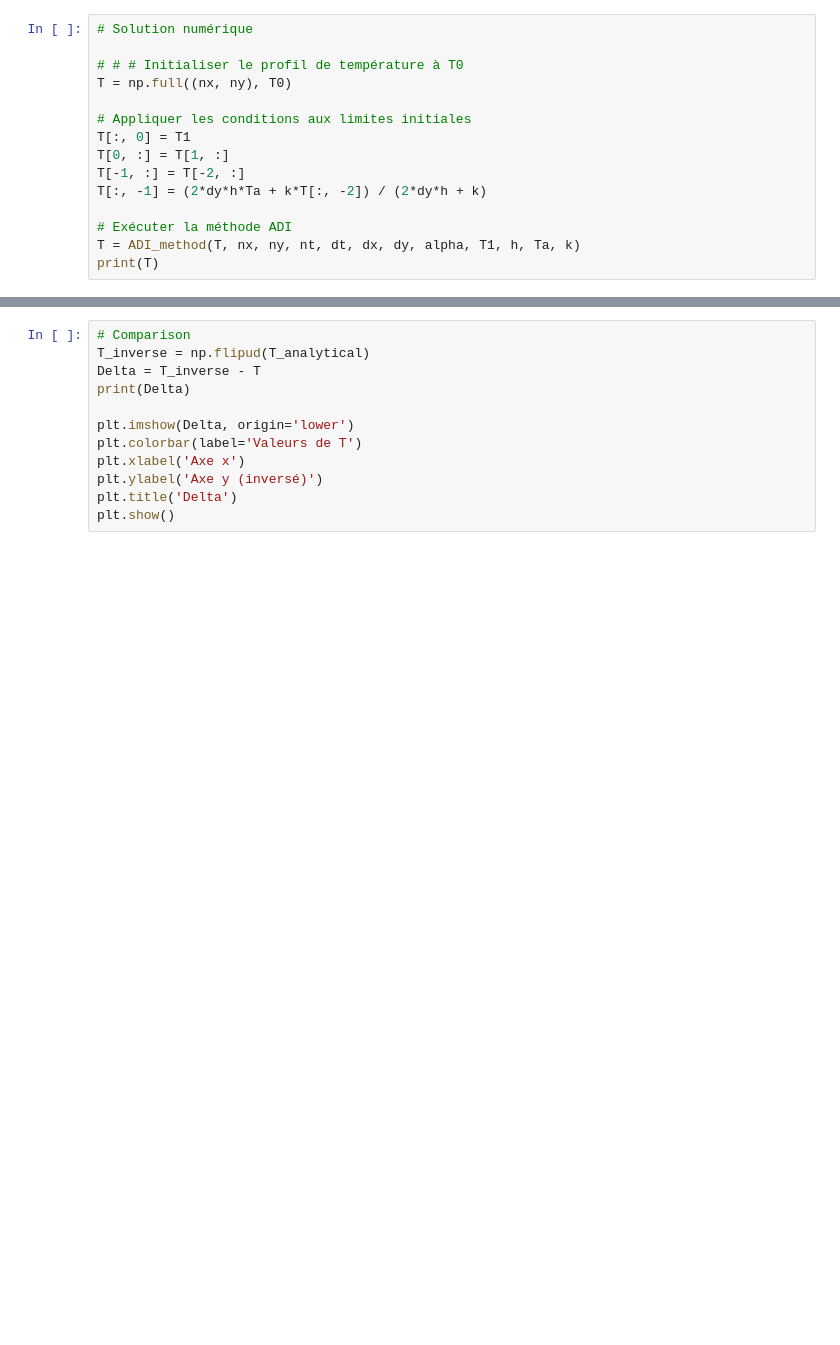
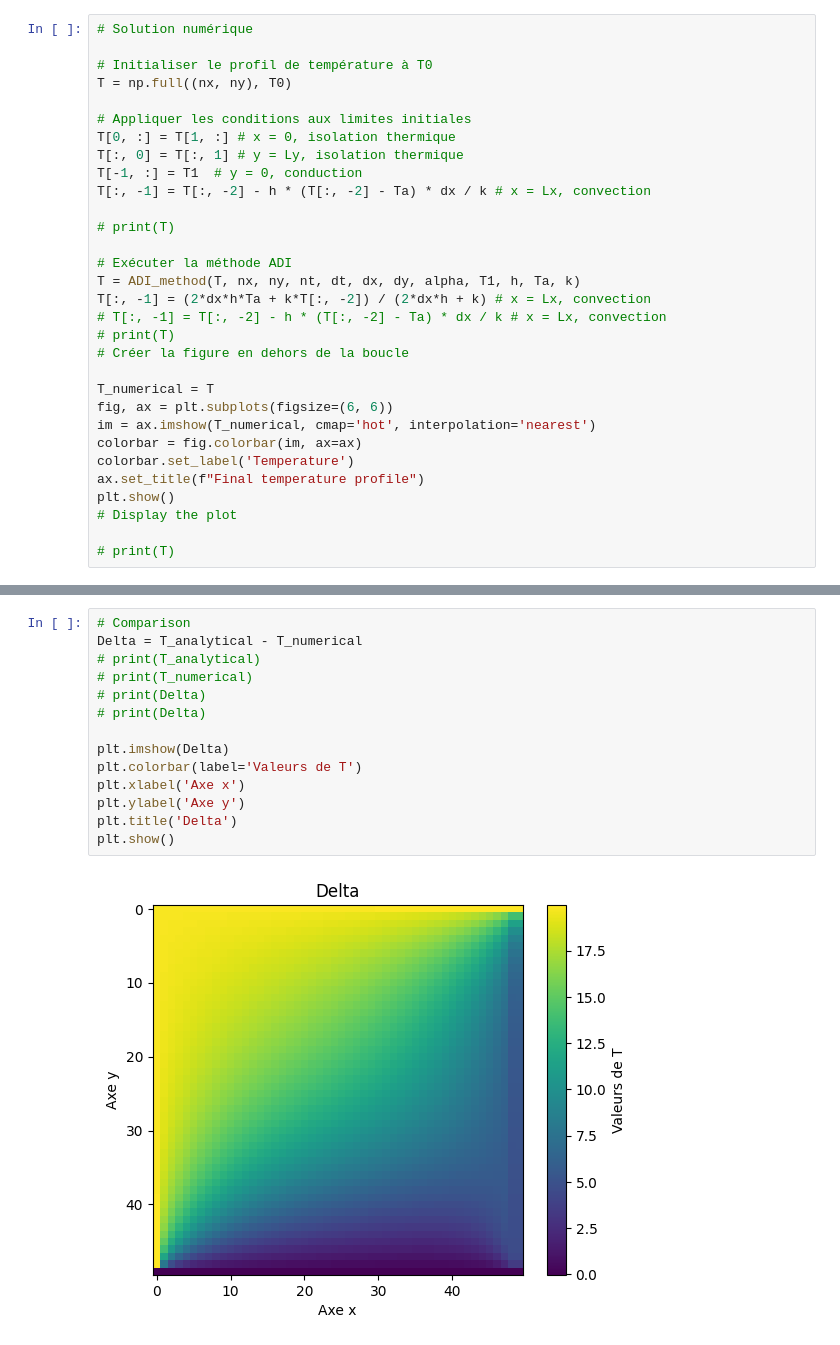
Before and after one commit to mboissiere/methodes-numeriques, a Jupyter notebook: main.ipynb, the cells around one changed output, grey strips where cells are left out. Drawn from its saved outputs; the diff is of its cells as text; blank space fills up the shorter version.

```diff
--- a/main.ipynb
+++ b/main.ipynb
@@ -150,17 +140,33 @@ def ADI_method(T, nx, ny, nt, dt, dx, dy, alpha, T1, h, Ta, k):
 # %%
 # Solution numérique
 
-# # # Initialiser le profil de température à T0
+# Initialiser le profil de température à T0
 T = np.full((nx, ny), T0)
 
 # Appliquer les conditions aux limites initiales
-T[:, 0] = T1
-T[0, :] = T[1, :]
-T[-1, :] = T[-2, :]
-T[:, -1] = (2*dy*h*Ta + k*T[:, -2]) / (2*dy*h + k)
+T[0, :] = T[1, :] # x = 0, isolation thermique
+T[:, 0] = T[:, 1] # y = Ly, isolation thermique
+T[-1, :] = T1  # y = 0, conduction
+T[:, -1] = T[:, -2] - h * (T[:, -2] - Ta) * dx / k # x = Lx, convection
+
+# print(T)
 
 # Exécuter la méthode ADI
 T = ADI_method(T, nx, ny, nt, dt, dx, dy, alpha, T1, h, Ta, k)
-print(T)
+T[:, -1] = (2*dx*h*Ta + k*T[:, -2]) / (2*dx*h + k) # x = Lx, convection
+# T[:, -1] = T[:, -2] - h * (T[:, -2] - Ta) * dx / k # x = Lx, convection
+# print(T)
+# Créer la figure en dehors de la boucle
+
+T_numerical = T
+fig, ax = plt.subplots(figsize=(6, 6))
+im = ax.imshow(T_numerical, cmap='hot', interpolation='nearest')
+colorbar = fig.colorbar(im, ax=ax)
+colorbar.set_label('Temperature')
+ax.set_title(f"Final temperature profile")
+plt.show()
+# Display the plot
+
+# print(T)
 # %%
 # Solution analytique
@@ -172,12 +181,16 @@ T_analytical = generate_analytical_profile(nx, ny, Lx, Ly, T1, Ta, h, k, 3)
 # %%
 # Comparison
-T_inverse = np.flipud(T_analytical)
-Delta = T_inverse - T
-print(Delta)
+Delta = T_analytical - T_numerical
+# print(T_analytical)
+# print(T_numerical)
+# print(Delta)
+# print(Delta)
 
-plt.imshow(Delta, origin='lower')
+plt.imshow(Delta)
 plt.colorbar(label='Valeurs de T')
 plt.xlabel('Axe x')
-plt.ylabel('Axe y (inversé)')
+plt.ylabel('Axe y')
 plt.title('Delta')
 plt.show()
+# %% [output]
+[figure, added]
```
Also changed, not shown: parts of 4 cells of this notebook.
